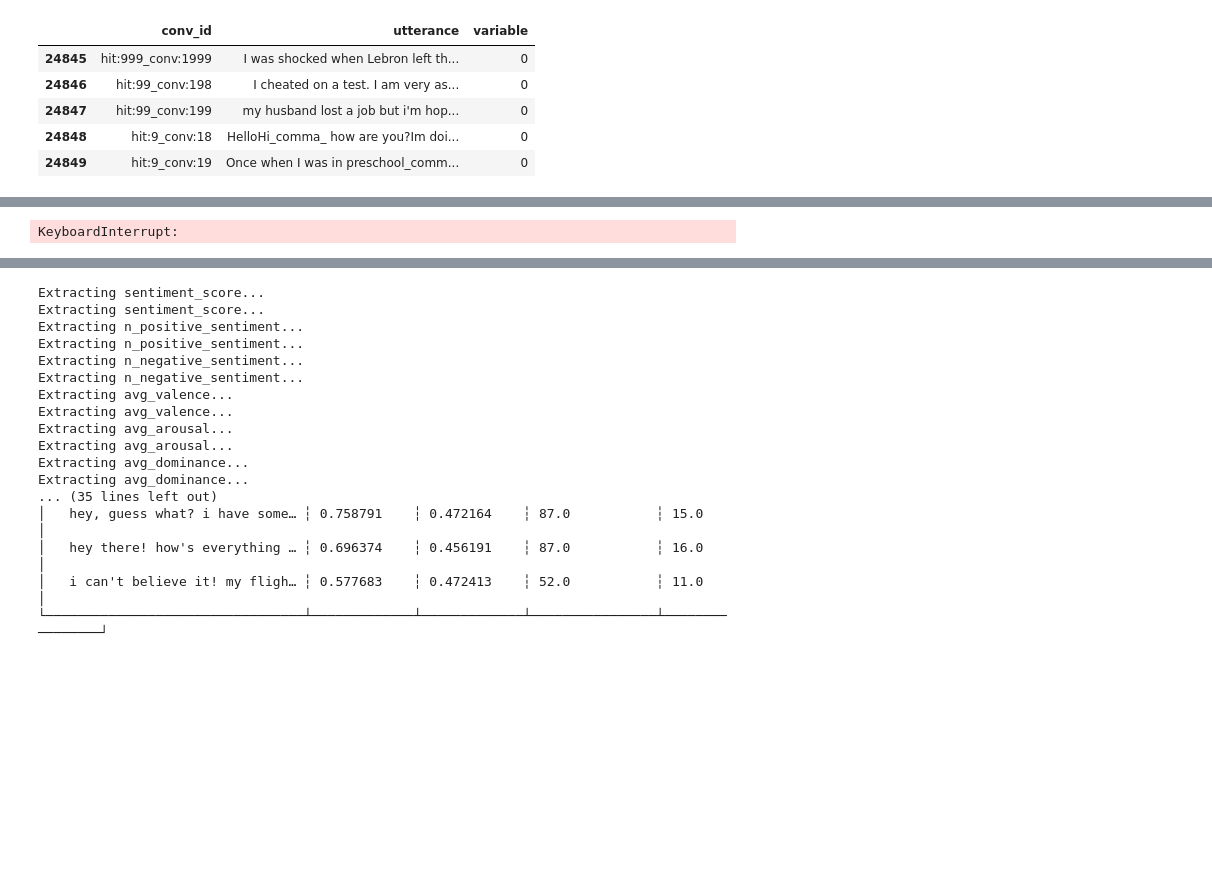
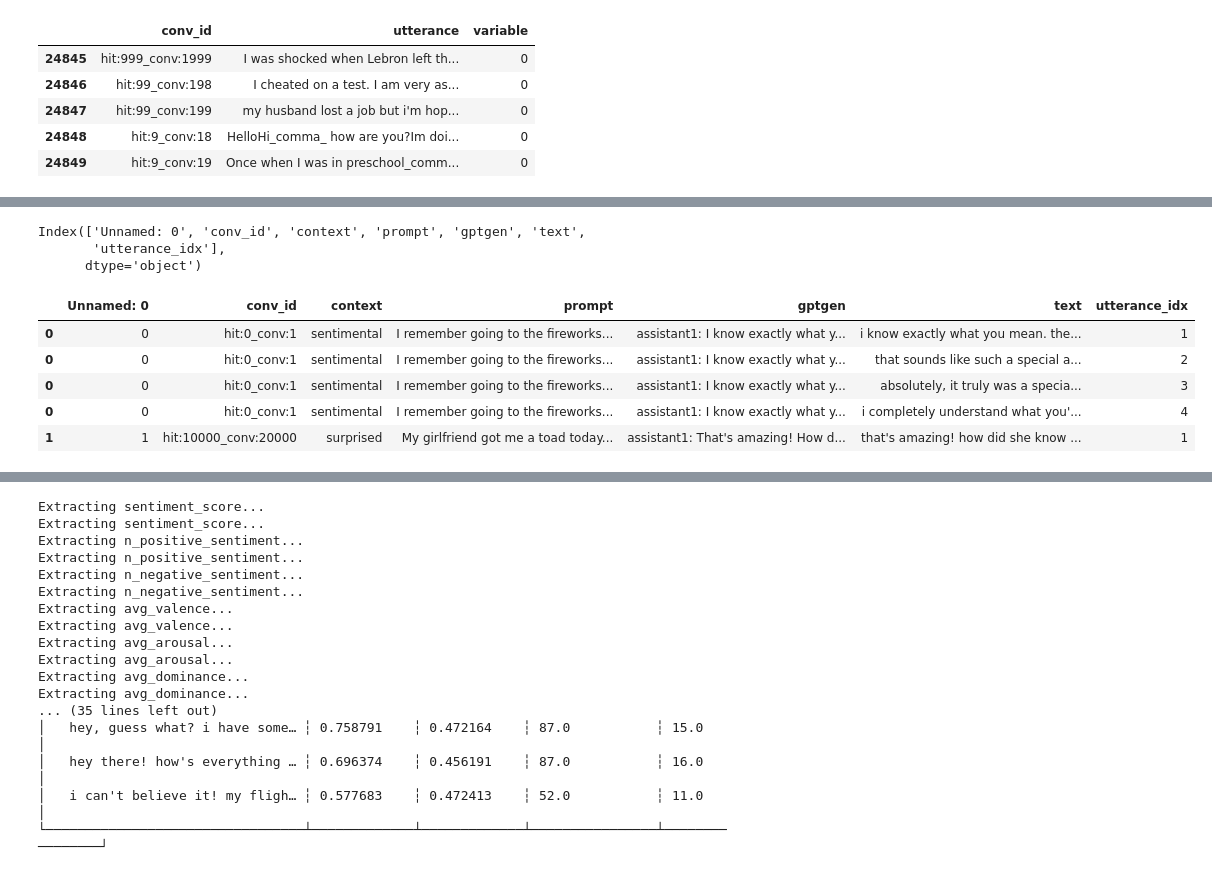
Before and after one commit to telecom-projet-nlp/human-gpt-linguistic-differences, a Jupyter notebook: notebook/Notebook William.ipynb, the cells around one changed output, grey strips where cells are left out. Drawn from its saved outputs; the diff is of its cells as text; code cells hidden in the pictures; blank space fills up the shorter version.

```diff
--- a/notebook/Notebook William.ipynb
+++ b/notebook/Notebook William.ipynb
@@ -574,33 +546,29 @@ out.write_csv('../data/GPT_dial/GPT_valence_scores.csv')
-# %%
-import polars as pl
-from elfen.extractor import Extractor
-
-# Charger ton dataset
-dial_GPT = pl.read_csv('../data/GPT_dial/2GPTEmpathicDialoguesDataset.csv')
-
-# Renommer la colonne de texte si nécessaire
-dial_GPT = dial_GPT.rename({"processed": "text"})
-
-# Créer l'extracteur
-ext = Extractor(
-    data=dial_GPT,
-    text_col="text",
-    lang="en",
-    model="en_core_web_sm"
-)
-
-# Extraire uniquement les features souhaitées
-vad = ext.extract_features([
-    "emotion.get_avg_valence"
-])
-
-# (Optionnel) Normaliser par longueur de texte
-vad = ext.token_normalize(vad)
-
-# Joindre les résultats au dataset original
-out = dial_GPT.hstack(vad)
-
-# Sauvegarder
-out.write_csv('../data/GPT_dial/GPT_valence_arousal.csv')
-# %% [output]
-KeyboardInterrupt:
+# %%
+
+import pandas as pd
+
+
+print(dial_GPT3.columns)
+
+dial_GPT3.head()
+# Valence vs arousal:
+# valence: détermine l'émotion
+# arousal: détermine l'excitation       => ces deux données sont dans emotions de elfen
+
+# elfen -> fait une tokenisation/associe à chaque mot une valence et une arousal.
+# plutôt que de concaténer chaque utterance de chaque id, je vais scorer chaque utterance, puis agréger par conv_id. Comme ça ma moyenne de valence et arousal sera moins sensible à la longueur de conv_id
+
+# je vais ensuite entrainer un modèle linéaire en faisant un train_test.split/fit/predict avec:
+# - Y (label) = 0 (GPT) ou 1 (human)
+# - X (features) = valence_avg et arousal_avg
+# But: prédir si le conv_id est GPT ou human
+# %% [output]
+Index(['Unnamed: 0', 'conv_id', 'context', 'prompt', 'gptgen', 'text',
+       'utterance_idx'],
+      dtype='object')
+|  | Unnamed: 0 | conv_id | context | prompt | gptgen | text | utterance_idx |
+| 0 | 0 | hit:0_conv:1 | sentimental | I remember going to the fireworks... | assistant1: I know exactly what y... | i know exactly what you mean. the... | 1 |
+| 0 | 0 | hit:0_conv:1 | sentimental | I remember going to the fireworks... | assistant1: I know exactly what y... | that sounds like such a special a... | 2 |
+| 0 | 0 | hit:0_conv:1 | sentimental | I remember going to the fireworks... | assistant1: I know exactly what y... | absolutely, it truly was a specia... | 3 |
+| 0 | 0 | hit:0_conv:1 | sentimental | I remember going to the fireworks... | assistant1: I know exactly what y... | i completely understand what you'... | 4 |
+| 1 | 1 | hit:10000_conv:20000 | surprised | My girlfriend got me a toad today... | assistant1: That's amazing! How d... | that's amazing! how did she know ... | 1 |
```
Also changed, not shown: parts of 15 cells of this notebook, 1 other file.
